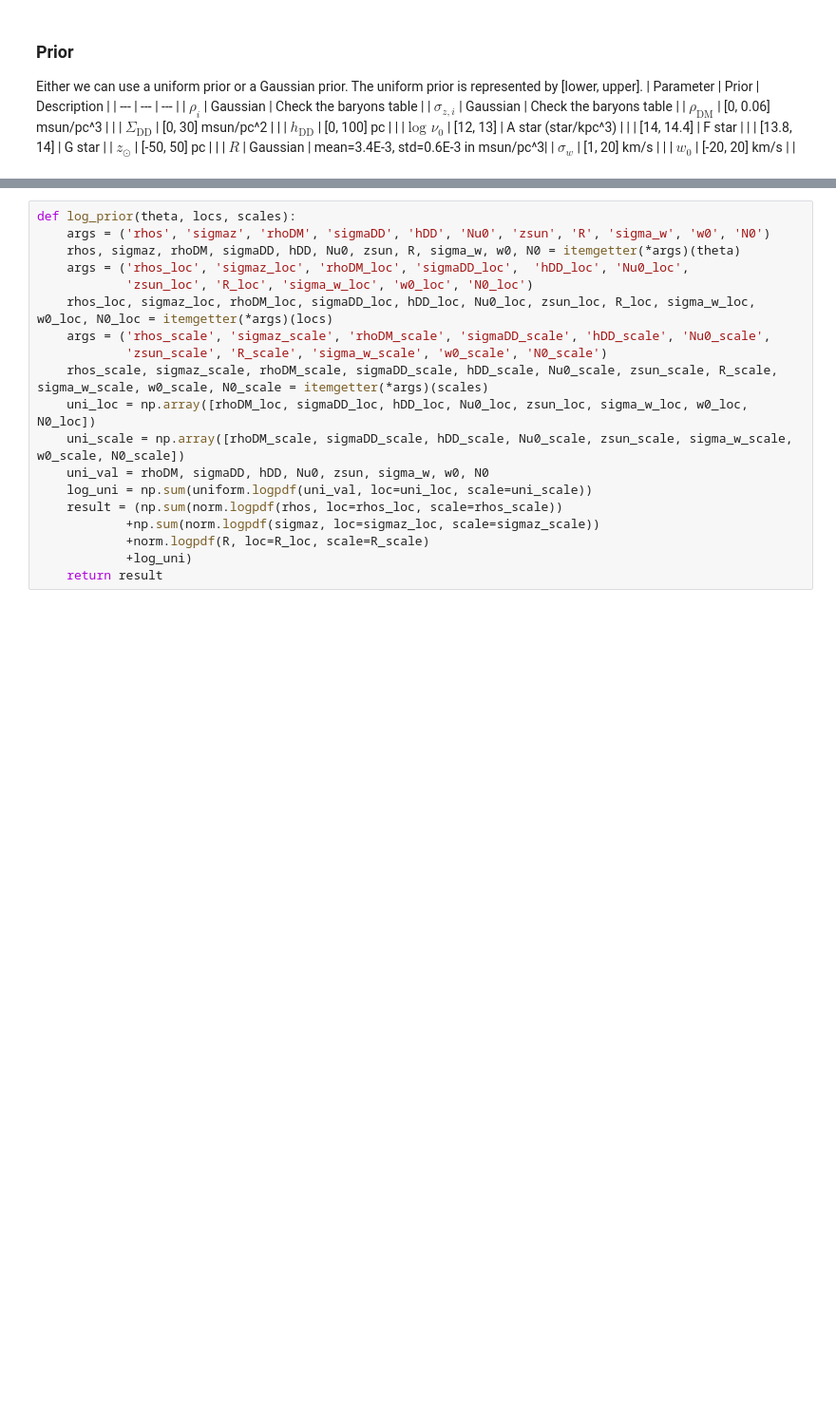
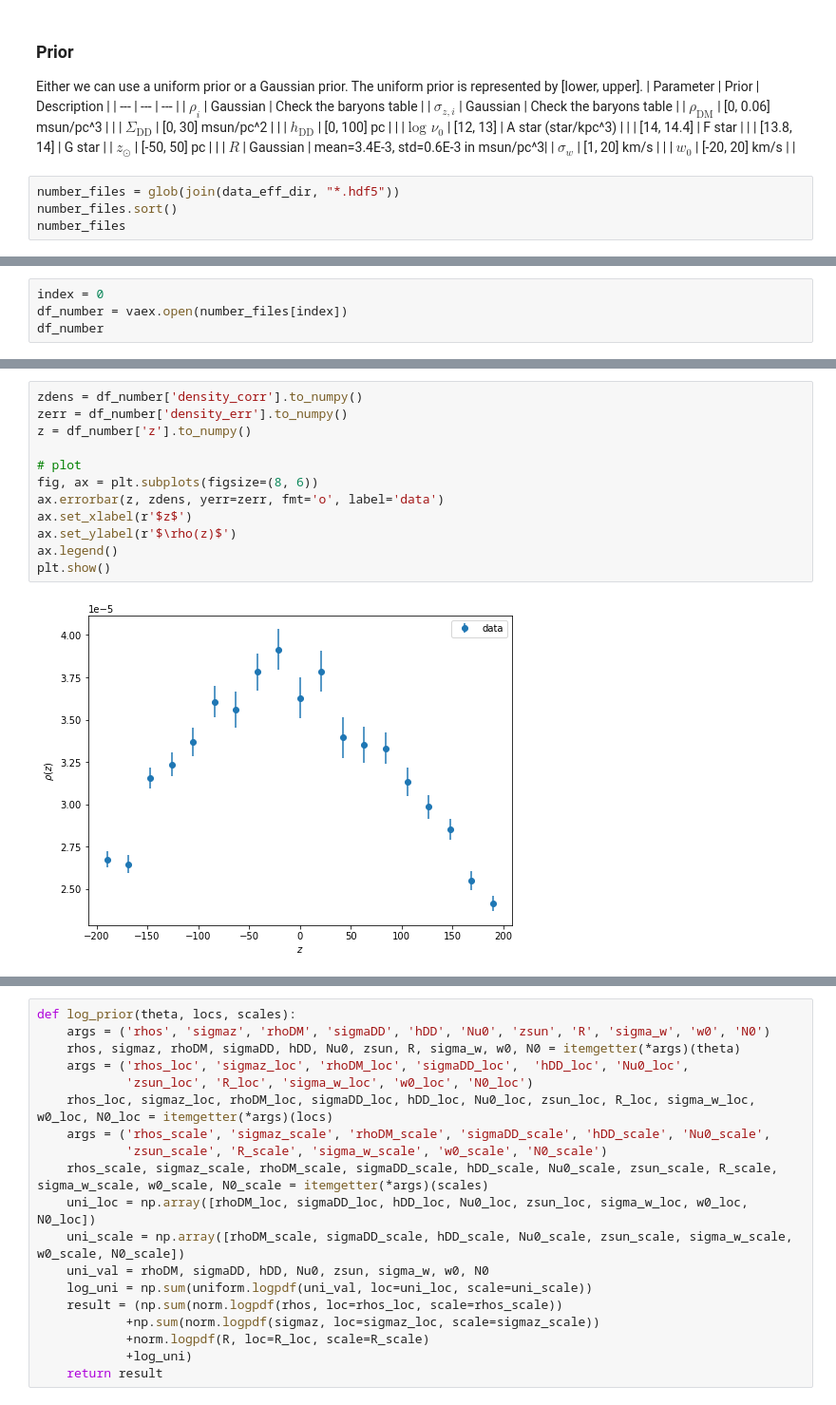
Before and after one commit to Alisyaifudin/Thesis-Project, a Jupyter notebook: 4_Gravity/4.3. MCMC.ipynb, the cells around one changed output, grey strips where cells are left out. Shown at 95% size. Cells and saved outputs as stored; diff of their text form; blank space fills up the shorter version.

```diff
--- a/4_Gravity/4.3. MCMC.ipynb
+++ b/4_Gravity/4.3. MCMC.ipynb
@@ -125,3 +125,7 @@ Either we can use a uniform prior or a Gaussian prior. The uniform prior is repr
 | $R$ | Gaussian | mean=3.4E-3, std=0.6E-3 in msun/pc^3|
 | $\sigma_w$ | [1, 20] km/s | |
 | $w_0$ | [-20, 20] km/s | |
+# %%
+number_files = glob(join(data_eff_dir, "*.hdf5"))
+number_files.sort()
+number_files
@@ -127,0 +139,4 @@ Either we can use a uniform prior or a Gaussian prior. The uniform prior is repr
+# %%
+index = 0
+df_number = vaex.open(number_files[index])
+df_number
@@ -127,0 +156,14 @@ Either we can use a uniform prior or a Gaussian prior. The uniform prior is repr
+# %%
+zdens = df_number['density_corr'].to_numpy()
+zerr = df_number['density_err'].to_numpy()
+z = df_number['z'].to_numpy()
+
+# plot
+fig, ax = plt.subplots(figsize=(8, 6))
+ax.errorbar(z, zdens, yerr=zerr, fmt='o', label='data')
+ax.set_xlabel(r'$z$')
+ax.set_ylabel(r'$\rho(z)$')
+ax.legend()
+plt.show()
+# %% [output]
+[figure, added]
```
Also changed, not shown: parts of 8 cells of this notebook.
